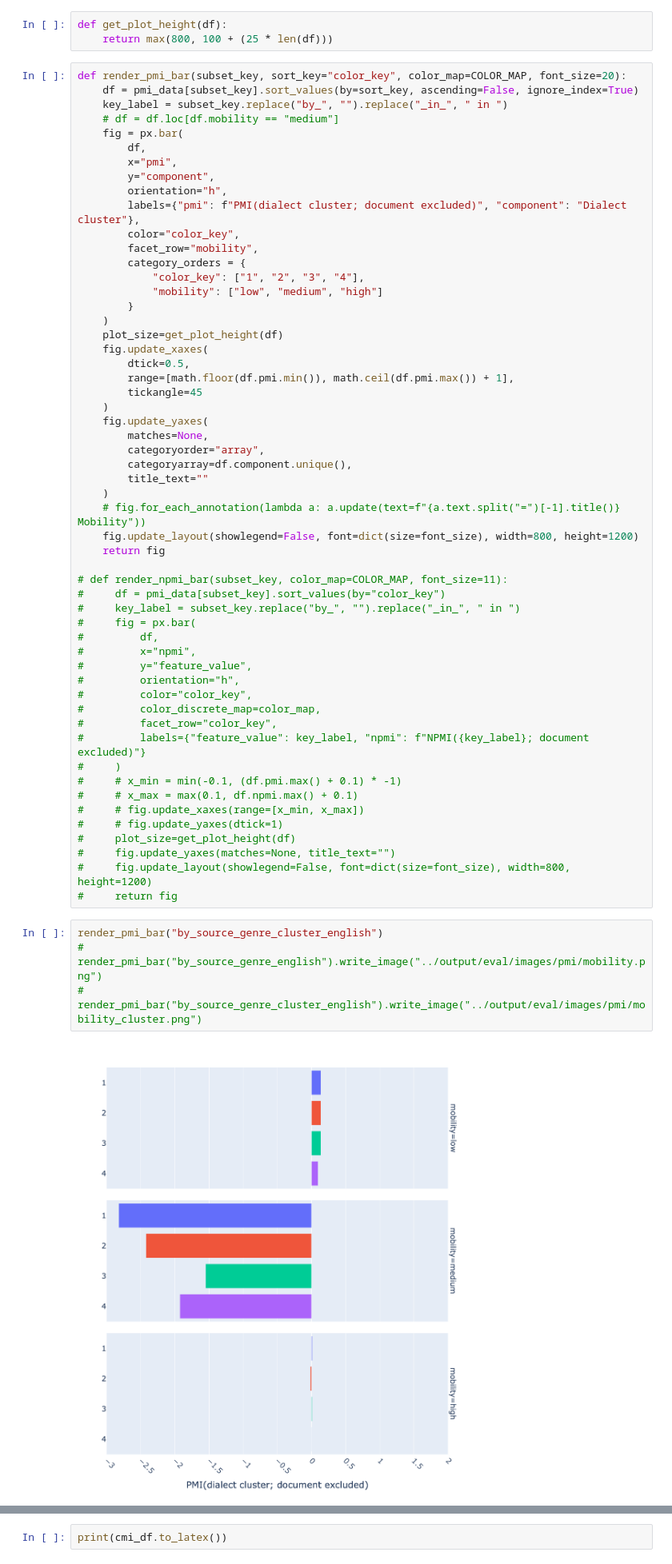
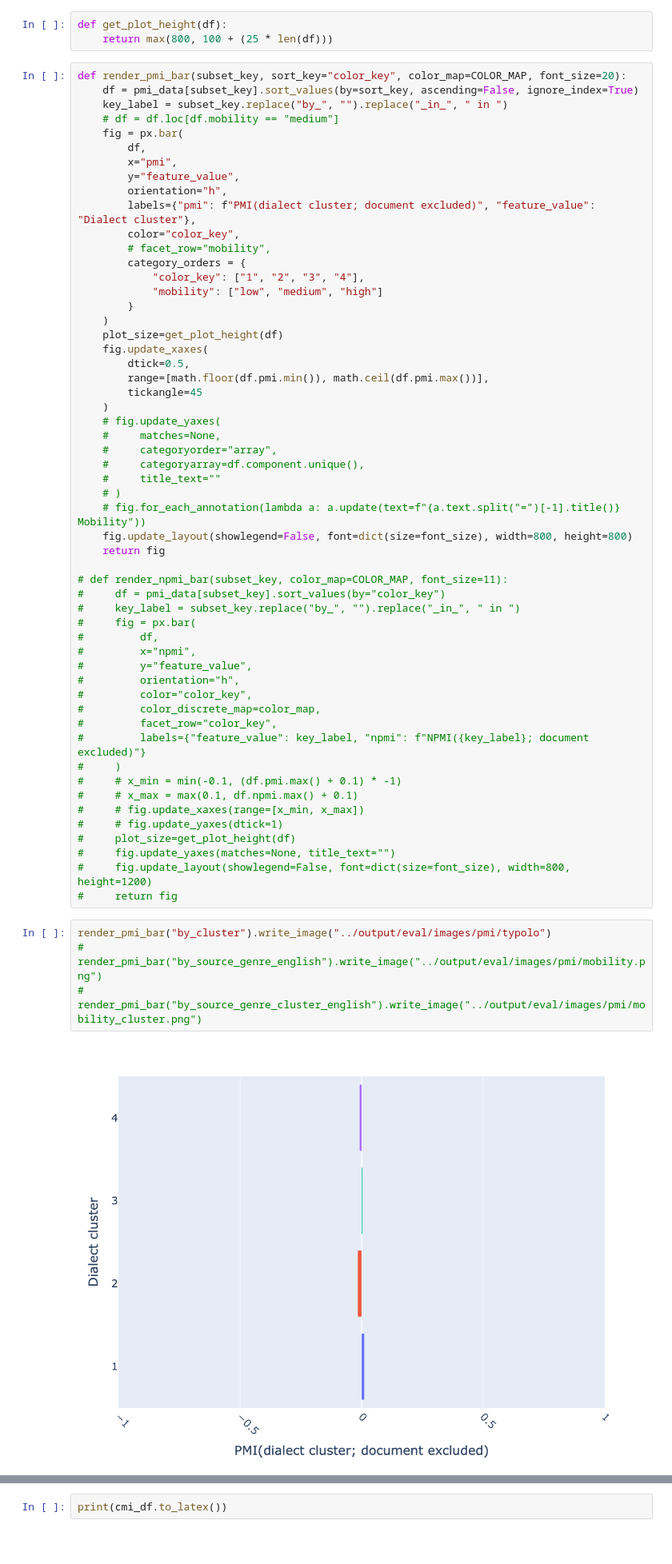
Before and after one commit to jessicacwang/pretraining-quality-mobility, a Jupyter notebook: eval/filter_audit.ipynb, the cells around one changed output, grey strips where cells are left out. Shown at 80% size. Drawn from its saved outputs; the diff is of its cells as text; blank space fills up the shorter version.

```diff
--- a/eval/filter_audit.ipynb
+++ b/eval/filter_audit.ipynb
@@ -226,11 +226,11 @@ def render_pmi_bar(subset_key, sort_key="color_key", color_map=COLOR_MAP, font_s
     fig = px.bar(
         df,
         x="pmi",
-        y="component",
+        y="feature_value",
         orientation="h",
-        labels={"pmi": f"PMI(dialect cluster; document excluded)", "component": "Dialect cluster"},
+        labels={"pmi": f"PMI(dialect cluster; document excluded)", "feature_value": "Dialect cluster"},
         color="color_key",
-        facet_row="mobility",
+        # facet_row="mobility",
         category_orders = {
             "color_key": ["1", "2", "3", "4"],
             "mobility": ["low", "medium", "high"]
@@ -239,17 +239,17 @@ def render_pmi_bar(subset_key, sort_key="color_key", color_map=COLOR_MAP, font_s
     plot_size=get_plot_height(df)
     fig.update_xaxes(
         dtick=0.5,
-        range=[math.floor(df.pmi.min()), math.ceil(df.pmi.max()) + 1],
+        range=[math.floor(df.pmi.min()), math.ceil(df.pmi.max())],
         tickangle=45
     )
-    fig.update_yaxes(
-        matches=None,
-        categoryorder="array",
-        categoryarray=df.component.unique(),
-        title_text=""
-    )
+    # fig.update_yaxes(
+    #     matches=None,
+    #     categoryorder="array",
+    #     categoryarray=df.component.unique(),
+    #     title_text=""
+    # )
     # fig.for_each_annotation(lambda a: a.update(text=f"{a.text.split("=")[-1].title()} Mobility"))
-    fig.update_layout(showlegend=False, font=dict(size=font_size), width=800, height=1200)
+    fig.update_layout(showlegend=False, font=dict(size=font_size), width=800, height=800)
     return fig
 
 # def render_npmi_bar(subset_key, color_map=COLOR_MAP, font_size=11):
@@ -274,11 +274,11 @@ def render_pmi_bar(subset_key, sort_key="color_key", color_map=COLOR_MAP, font_s
 #     fig.update_layout(showlegend=False, font=dict(size=font_size), width=800, height=1200)
 #     return fig
 # %%
-render_pmi_bar("by_source_genre_cluster_english")
+render_pmi_bar("by_cluster").write_image("../output/eval/images/pmi/typolo")
 # render_pmi_bar("by_source_genre_english").write_image("../output/eval/images/pmi/mobility.png")
 # render_pmi_bar("by_source_genre_cluster_english").write_image("../output/eval/images/pmi/mobility_cluster.png")
 # %% [output]
-[figure, old version]
+[figure, new version]
 # %% [markdown]
 # Correlation with CMI score (ABANDONED)
 
```
Also changed, not shown: parts of 1 cell of this notebook, 10 other files.
